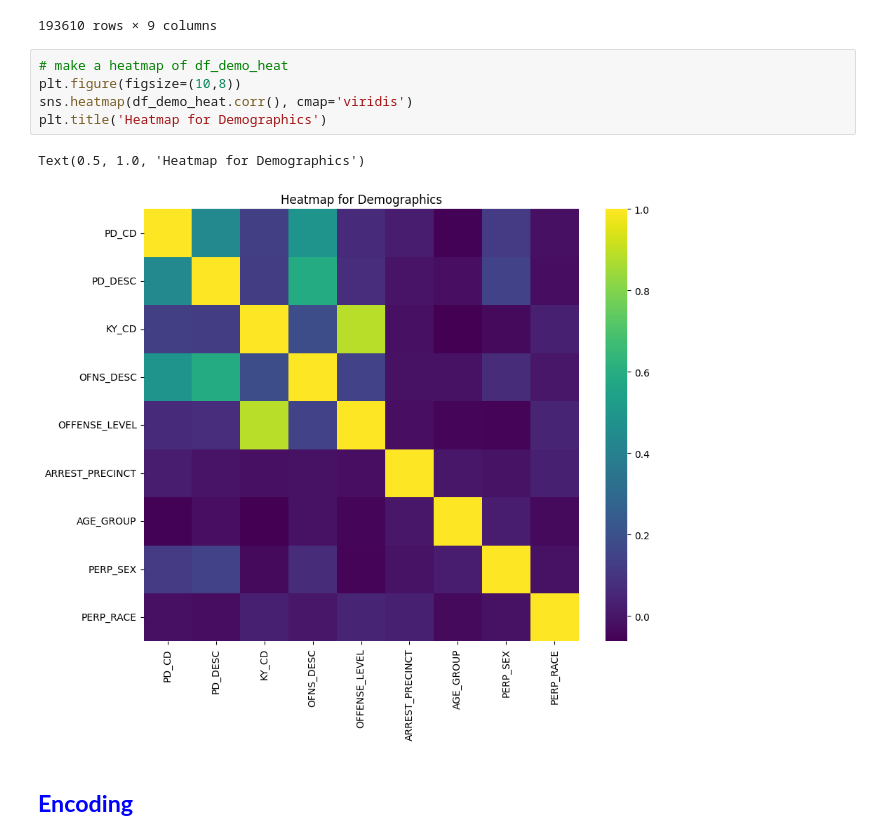
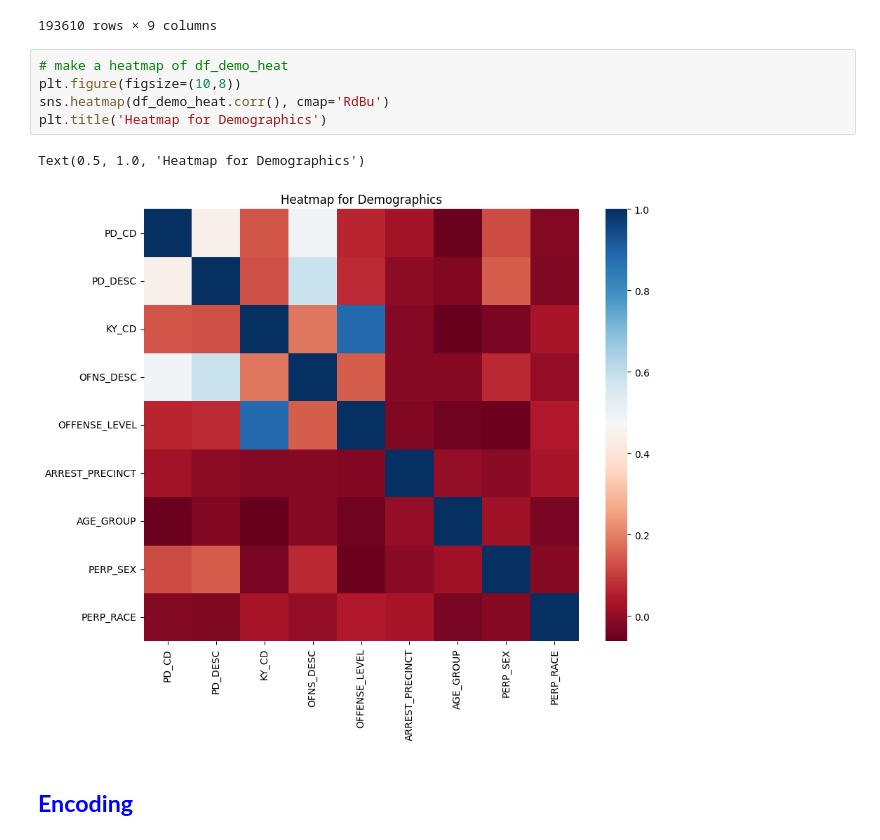
Before and after one commit to annahauk/CS513, a Jupyter notebook: annaEDA.ipynb, the cells around one changed output. Drawn from its saved outputs; the diff is of its cells as text.

```diff
--- a/annaEDA.ipynb
+++ b/annaEDA.ipynb
@@ -520,11 +522,11 @@ df_demo_heat
 # %%
 # make a heatmap of df_demo_heat
 plt.figure(figsize=(10,8))
-sns.heatmap(df_demo_heat.corr(), cmap='viridis')
+sns.heatmap(df_demo_heat.corr(), cmap='RdBu')
 plt.title('Heatmap for Demographics')
 # %% [output]
 Text(0.5, 1.0, 'Heatmap for Demographics')
-[figure, old version]
+[figure, new version]
 # %% [markdown]
 ## <b> <font color="blue"> Encoding
 # %%
```
Also changed, not shown: parts of 48 cells of this notebook, 6 other files.
